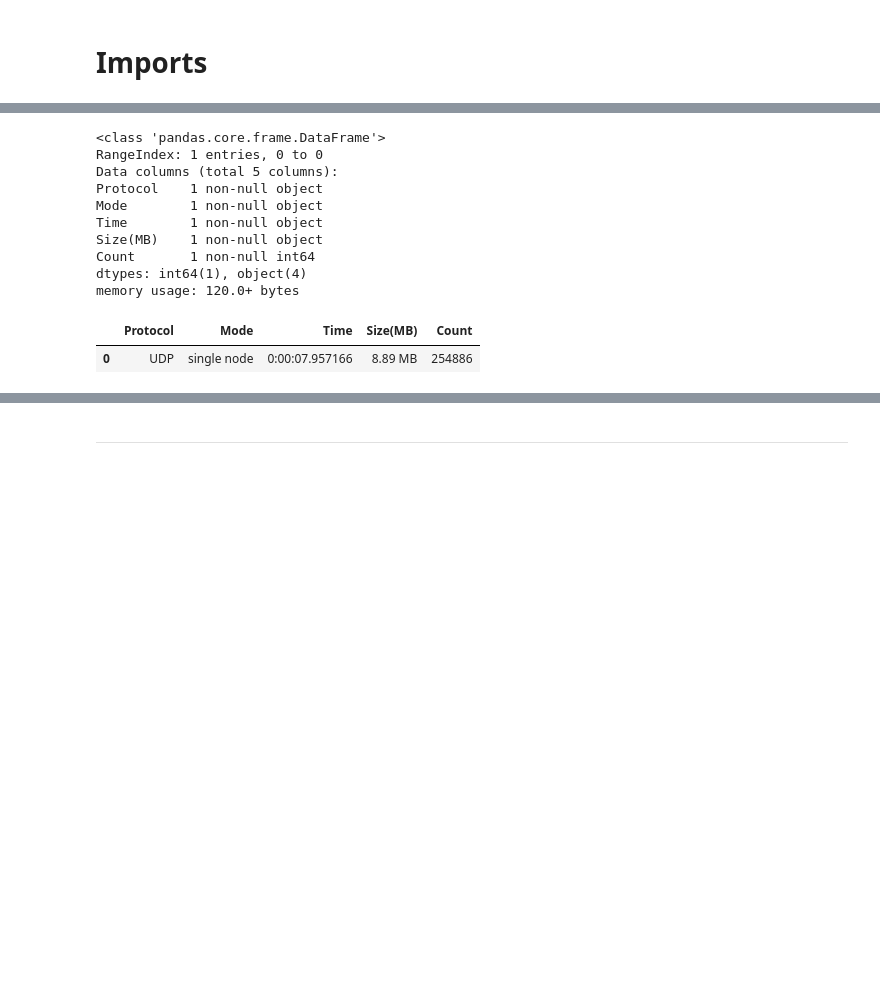
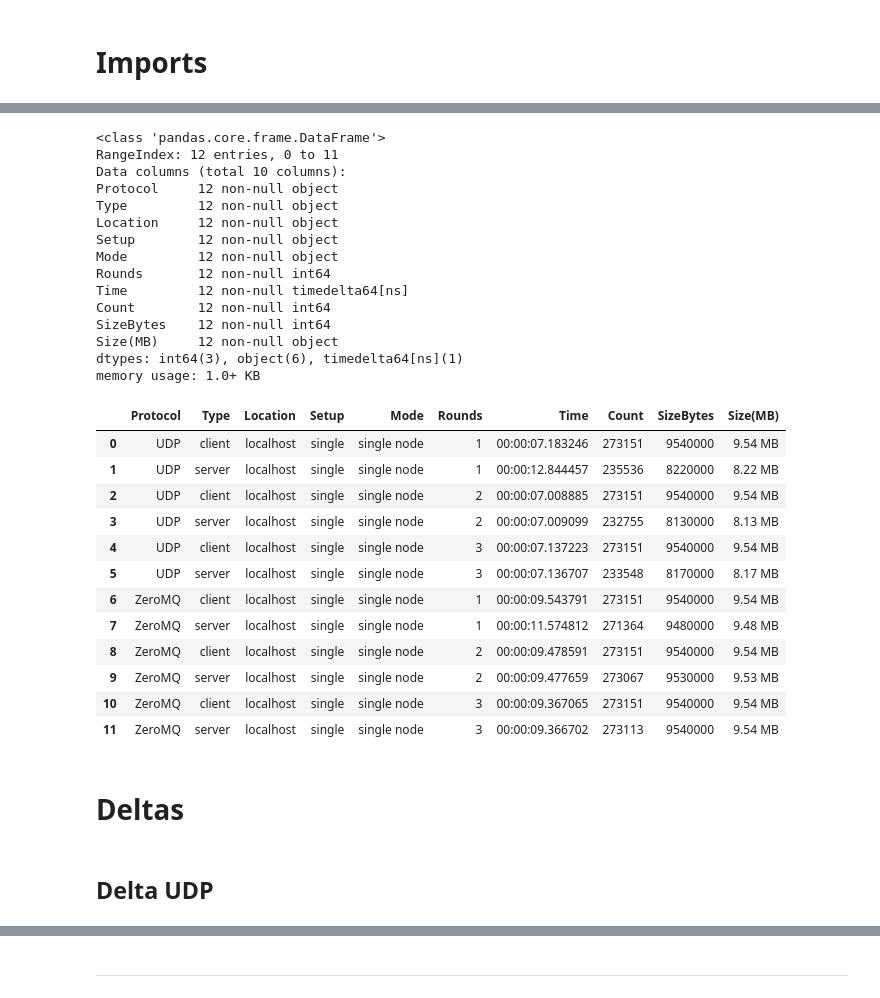
Before and after one commit to xR86/ml-stuff, a Jupyter notebook: data-engineering/labs-concurrent-distributed-programming/Analysis.ipynb, the cells around one changed output, grey strips where cells are left out. Drawn from its saved outputs; the diff is of its cells as text; code cells hidden in the pictures; blank space fills up the shorter version.

Commit message:
updated protocol metadata analysis for hw1 concurrent/distributed programming

```diff
--- a/data-engineering/labs-concurrent-distributed-programming/Analysis.ipynb
+++ b/data-engineering/labs-concurrent-distributed-programming/Analysis.ipynb
@@ -76,19 +88,54 @@ print(metadata_files)
-# %%
-# concatenate metadata files ...
-df = pd.read_csv('metadata.csv')
-
-df.info()
-df.head()
-# %% [output]
-<class 'pandas.core.frame.DataFrame'>
-RangeIndex: 1 entries, 0 to 0
-Data columns (total 5 columns):
-Protocol    1 non-null object
-Mode        1 non-null object
-Time        1 non-null object
-Size(MB)    1 non-null object
-Count       1 non-null int64
-dtypes: int64(1), object(4)
-memory usage: 120.0+ bytes
-|  | Protocol | Mode | Time | Size(MB) | Count |
-| 0 | UDP | single node | 0:00:07.957166 | 8.89 MB | 254886 |
+# %%
+lst_df = []
+
+for file in metadata_files:
+    lst_df.append(pd.read_csv(root + file))
+
+df = pd.concat(lst_df)
+df.reset_index(inplace=True)
+
+df.Time = pd.to_timedelta(df.Time)
+df['SizeBytes'] = df['Size(MB)'].apply(utils.parseSize)
+
+df = df[['Protocol', 'Type', 'Location',
+         'Setup', 'Mode', 'Rounds', 'Time',
+         'Count', 'SizeBytes', 'Size(MB)']]
+
+df = df.sort_values('Rounds').sort_values('Protocol')
+df.reset_index(inplace=True, drop=True)
+
+df.info()
+df.head(df.shape[0])
+# %% [output]
+<class 'pandas.core.frame.DataFrame'>
+RangeIndex: 12 entries, 0 to 11
+Data columns (total 10 columns):
+Protocol     12 non-null object
+Type         12 non-null object
+Location     12 non-null object
+Setup        12 non-null object
+Mode         12 non-null object
+Rounds       12 non-null int64
+Time         12 non-null timedelta64[ns]
+Count        12 non-null int64
+SizeBytes    12 non-null int64
+Size(MB)     12 non-null object
+dtypes: int64(3), object(6), timedelta64[ns](1)
+memory usage: 1.0+ KB
+|  | Protocol | Type | Location | Setup | Mode | Rounds | Time | Count | SizeBytes | Size(MB) |
+| 0 | UDP | client | localhost | single | single node | 1 | 00:00:07.183246 | 273151 | 9540000 | 9.54 MB |
+| 1 | UDP | server | localhost | single | single node | 1 | 00:00:12.844457 | 235536 | 8220000 | 8.22 MB |
+| 2 | UDP | client | localhost | single | single node | 2 | 00:00:07.008885 | 273151 | 9540000 | 9.54 MB |
+| 3 | UDP | server | localhost | single | single node | 2 | 00:00:07.009099 | 232755 | 8130000 | 8.13 MB |
+| 4 | UDP | client | localhost | single | single node | 3 | 00:00:07.137223 | 273151 | 9540000 | 9.54 MB |
+| 5 | UDP | server | localhost | single | single node | 3 | 00:00:07.136707 | 233548 | 8170000 | 8.17 MB |
+| 6 | ZeroMQ | client | localhost | single | single node | 1 | 00:00:09.543791 | 273151 | 9540000 | 9.54 MB |
+| 7 | ZeroMQ | server | localhost | single | single node | 1 | 00:00:11.574812 | 271364 | 9480000 | 9.48 MB |
+| 8 | ZeroMQ | client | localhost | single | single node | 2 | 00:00:09.478591 | 273151 | 9540000 | 9.54 MB |
+| 9 | ZeroMQ | server | localhost | single | single node | 2 | 00:00:09.477659 | 273067 | 9530000 | 9.53 MB |
+| 10 | ZeroMQ | client | localhost | single | single node | 3 | 00:00:09.367065 | 273151 | 9540000 | 9.54 MB |
+| 11 | ZeroMQ | server | localhost | single | single node | 3 | 00:00:09.366702 | 273113 | 9540000 | 9.54 MB |
+# %% [markdown]
+# Deltas
+# %% [markdown]
+## Delta UDP
```
Also changed, not shown: parts of 22 cells of this notebook, 1 other file.
